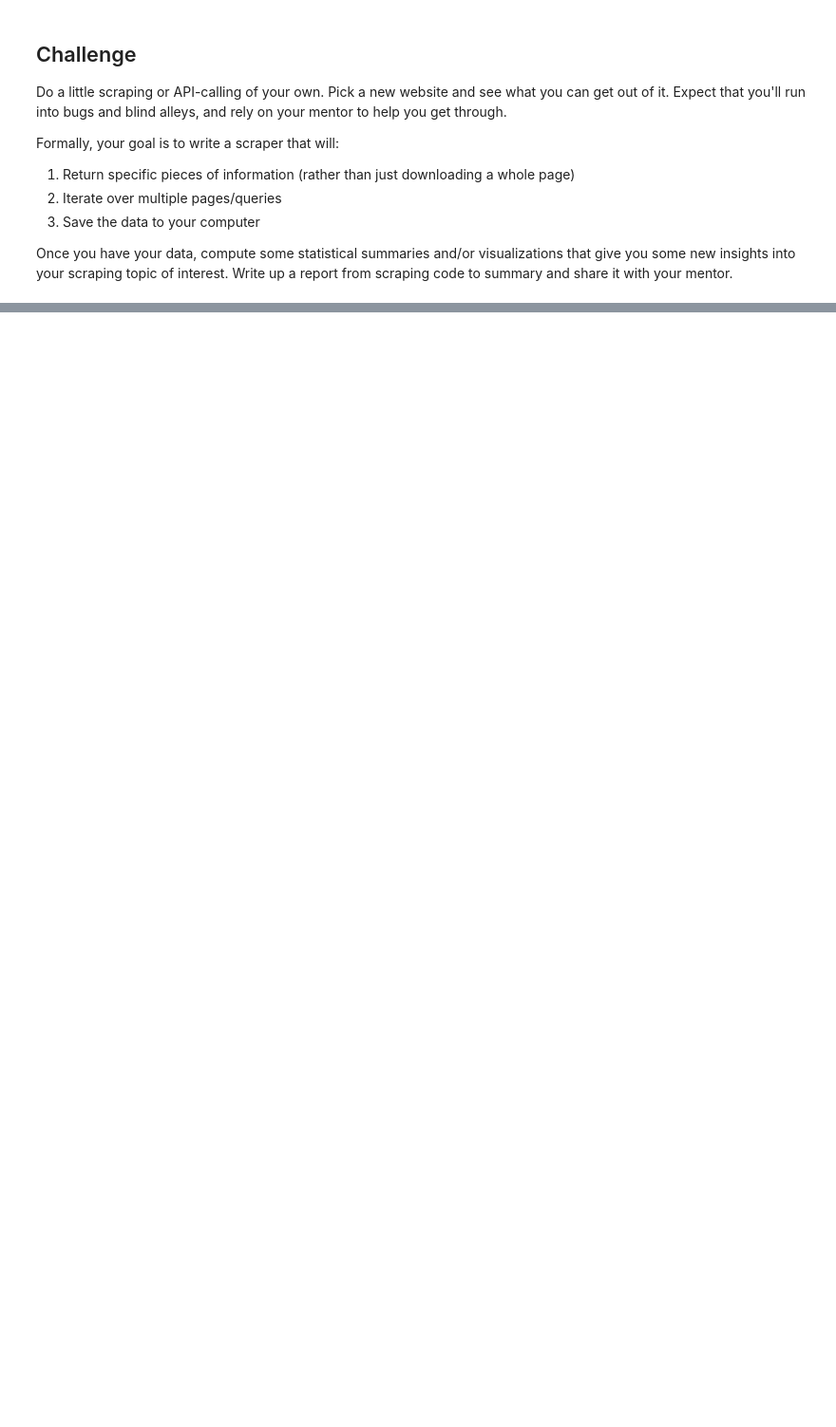
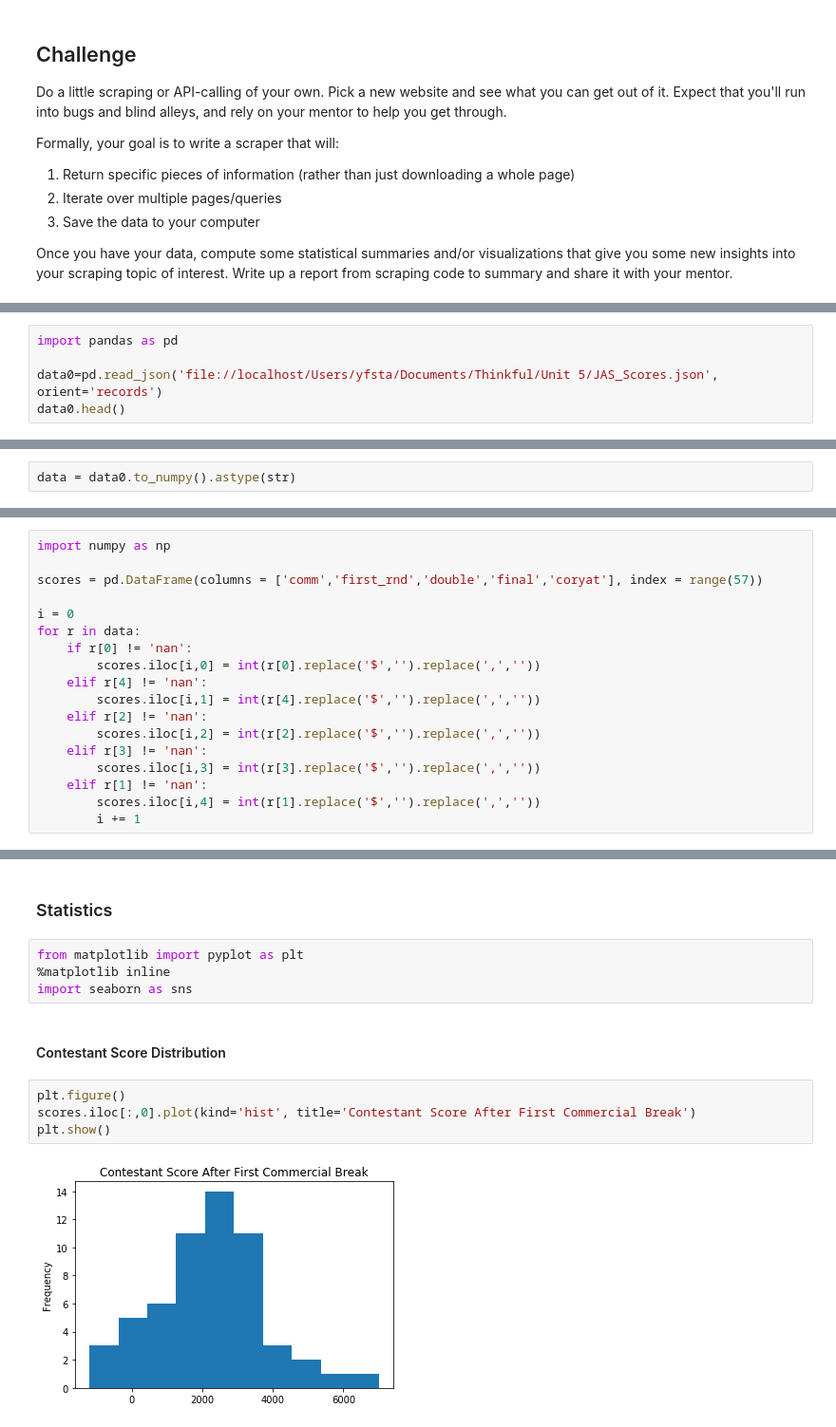
Before and after one commit to yfstafford/Thinkful, a Jupyter notebook: Unit 5/Bootcamp 5.2.4 APIs.ipynb, the cells around one changed output, grey strips where cells are left out. Shown at 95% size. Cells and saved outputs as stored; diff of their text form; blank space fills up the shorter version.

Commit message:
Finishing Unit 5

```diff
--- a/Unit 5/Bootcamp 5.2.4 APIs.ipynb
+++ b/Unit 5/Bootcamp 5.2.4 APIs.ipynb
@@ -209,0 +101,5 @@ print('First 100 links extracted!')
+# %%
+import pandas as pd
+
+data0=pd.read_json('file://localhost/Users/yfsta/Documents/Thinkful/Unit 5/JAS_Scores.json', orient='records')
+data0.head()
@@ -209,0 +115,2 @@ print('First 100 links extracted!')
+# %%
+data = data0.to_numpy().astype(str)
@@ -209,0 +129,18 @@ print('First 100 links extracted!')
+# %%
+import numpy as np
+
+scores = pd.DataFrame(columns = ['comm','first_rnd','double','final','coryat'], index = range(57))
+
+i = 0
+for r in data:
+    if r[0] != 'nan':
+        scores.iloc[i,0] = int(r[0].replace('$','').replace(',',''))
+    elif r[4] != 'nan':
+        scores.iloc[i,1] = int(r[4].replace('$','').replace(',',''))
+    elif r[2] != 'nan':
+        scores.iloc[i,2] = int(r[2].replace('$','').replace(',',''))
+    elif r[3] != 'nan':
+        scores.iloc[i,3] = int(r[3].replace('$','').replace(',',''))
+    elif r[1] != 'nan':
+        scores.iloc[i,4] = int(r[1].replace('$','').replace(',',''))
+        i += 1
@@ -209,0 +172,14 @@ print('First 100 links extracted!')
+# %% [markdown]
+### Statistics
+# %%
+from matplotlib import pyplot as plt
+%matplotlib inline
+import seaborn as sns
+# %% [markdown]
+#### Contestant Score Distribution
+# %%
+plt.figure()
+scores.iloc[:,0].plot(kind='hist', title='Contestant Score After First Commercial Break')
+plt.show()
+# %% [output]
+[figure, added]
```
Also changed, not shown: parts of 36 cells of this notebook, 2 other files.
